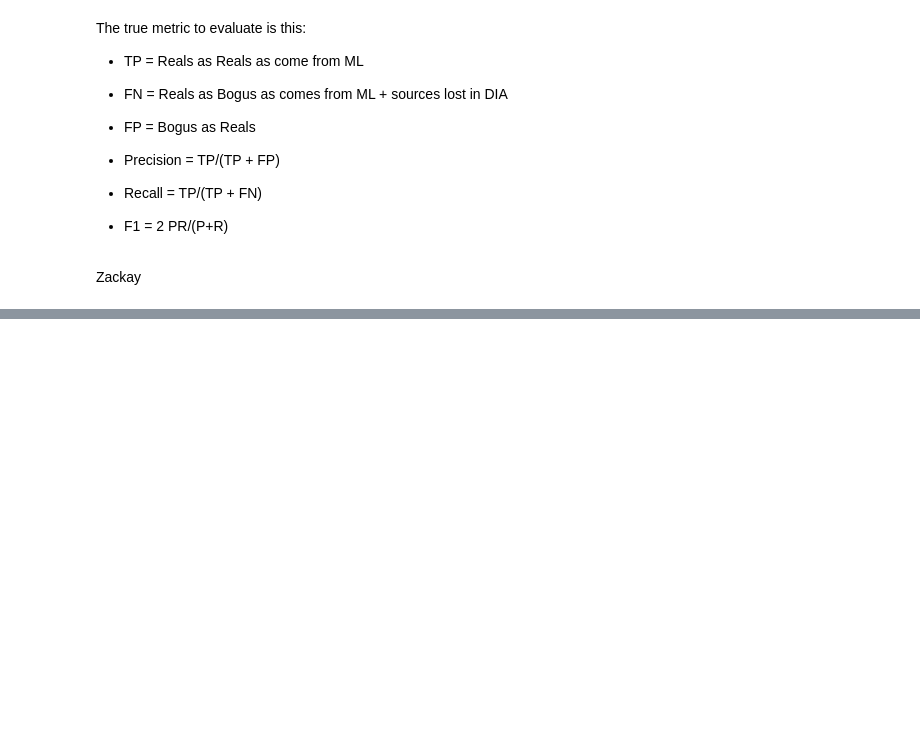
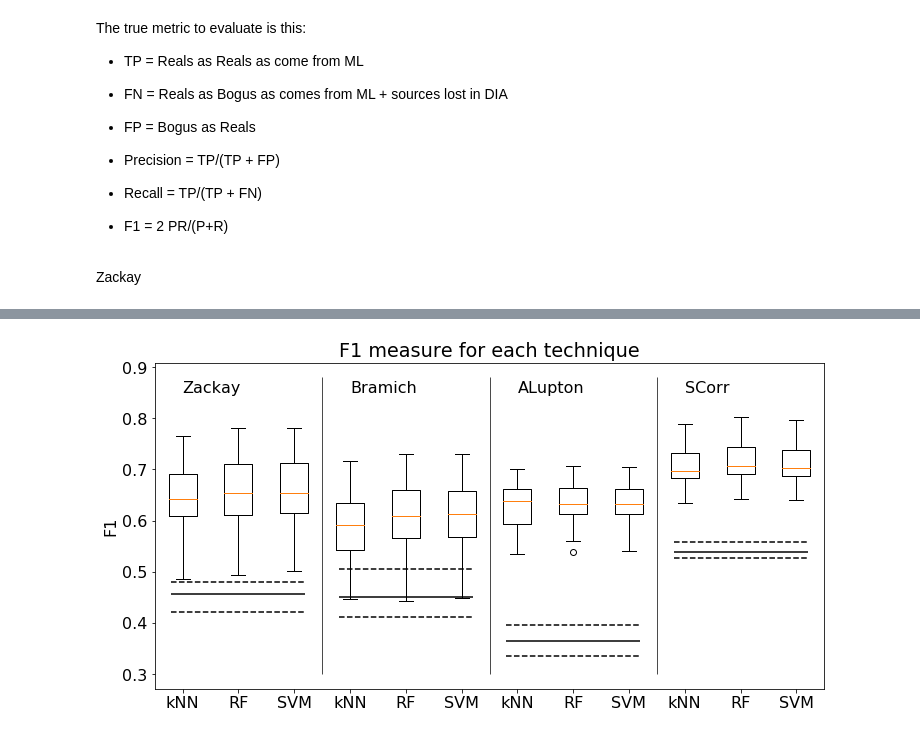
Before and after one commit to BrunoSanchez/RBMLearning, a Jupyter notebook: piramid/ml_analysis.ipynb, the cells around one changed output, grey strips where cells are left out. Drawn from its saved outputs; the diff is of its cells as text; code cells hidden in the pictures; blank space fills up the shorter version.

```diff
--- a/piramid/ml_analysis.ipynb
+++ b/piramid/ml_analysis.ipynb
@@ -683,0 +845,51 @@ F1 = 0.766
+# %%
+diaf_FP_hot = (big_tab['knn_fcm_00']+big_tab['knn_fcm_01'])
+diaf_FP_zps = (big_tab['knn_fcm_00_zps']+big_tab['knn_fcm_01_zps'])
+diaf_FP_sps = (big_tab['knn_fcm_00_sps']+big_tab['knn_fcm_01_sps'])
+diaf_FP_ois = (big_tab['knn_fcm_00_ois']+big_tab['knn_fcm_01_ois'])
+# %%
+diaf_P_hot = diaf_TP_hot/(diaf_TP_hot+diaf_FP_hot)
+diaf_P_zps = diaf_TP_zps/(diaf_TP_zps+diaf_FP_zps)
+diaf_P_sps = diaf_TP_sps/(diaf_TP_sps+diaf_FP_sps)
+diaf_P_ois = diaf_TP_ois/(diaf_TP_ois+diaf_FP_ois)
+# %%
+diaf_R_hot = diaf_TP_hot/(diaf_TP_hot+diaf_FN_hot)
+diaf_R_zps = diaf_TP_zps/(diaf_TP_zps+diaf_FN_zps)
+diaf_R_sps = diaf_TP_sps/(diaf_TP_sps+diaf_FN_sps)
+diaf_R_ois = diaf_TP_ois/(diaf_TP_ois+diaf_FN_ois)
+# %%
+diaf_F1_hot = 2 * diaf_P_hot * diaf_R_hot /(diaf_P_hot+diaf_R_hot)
+diaf_F1_zps = 2 * diaf_P_zps * diaf_R_zps /(diaf_P_zps+diaf_R_zps)
+diaf_F1_sps = 2 * diaf_P_sps * diaf_R_sps /(diaf_P_sps+diaf_R_sps)
+diaf_F1_ois = 2 * diaf_P_ois * diaf_R_ois /(diaf_P_ois+diaf_R_ois)
+# %%
+plt.figure(figsize=(12,6))
+plt.title('F1 measure for each technique')
+plt.boxplot(big_tab[vals].values)
+
+plt.hlines(y=np.median(diaf_F1_zps), xmin=0.8, xmax=3.2)
+plt.hlines(y=np.percentile(diaf_F1_zps, q=[25, 75]), xmin=0.8, xmax=3.2, linestyles='--')
+plt.vlines(x=3.5, ymin=0.3, ymax=0.88, lw=0.7)
+
+plt.hlines(y=np.median(diaf_F1_ois), xmin=3.8, xmax=6.2)
+plt.hlines(y=np.percentile(diaf_F1_ois, q=[25, 75]), xmin=3.8, xmax=6.2, linestyles='--')
+plt.vlines(x=6.5, ymin=0.3, ymax=0.88, lw=0.7)
+
+plt.hlines(y=np.median(diaf_F1_hot), xmin=6.8, xmax=9.2)
+plt.hlines(y=np.percentile(diaf_F1_hot, q=[25, 75]), xmin=6.8, xmax=9.2, linestyles='--')
+plt.vlines(x=9.5, ymin=0.3, ymax=0.88, lw=0.7)
+
+plt.hlines(y=np.median(diaf_F1_sps), xmin=9.8, xmax=12.2)
+plt.hlines(y=np.percentile(diaf_F1_sps, q=[25, 75]), xmin=9.8, xmax=12.2, linestyles='--')
+
+plt.xticks(np.arange(1, 13), ['kNN', 'RF', 'SVM']*4, rotation=0)
+
+plt.text(s='Zackay', x=1, y=0.85)
+plt.text(s='Bramich', x=4, y=0.85)
+plt.text(s='ALupton', x=7, y=0.85)
+plt.text(s='SCorr', x=10, y=0.85)
+
+plt.ylabel('F1')
+plt.savefig('boxplot_f1.pdf', format='pdf', dpi=780)
+# %% [output]
+[figure, added]
```
Also changed, not shown: parts of 26 cells of this notebook.
